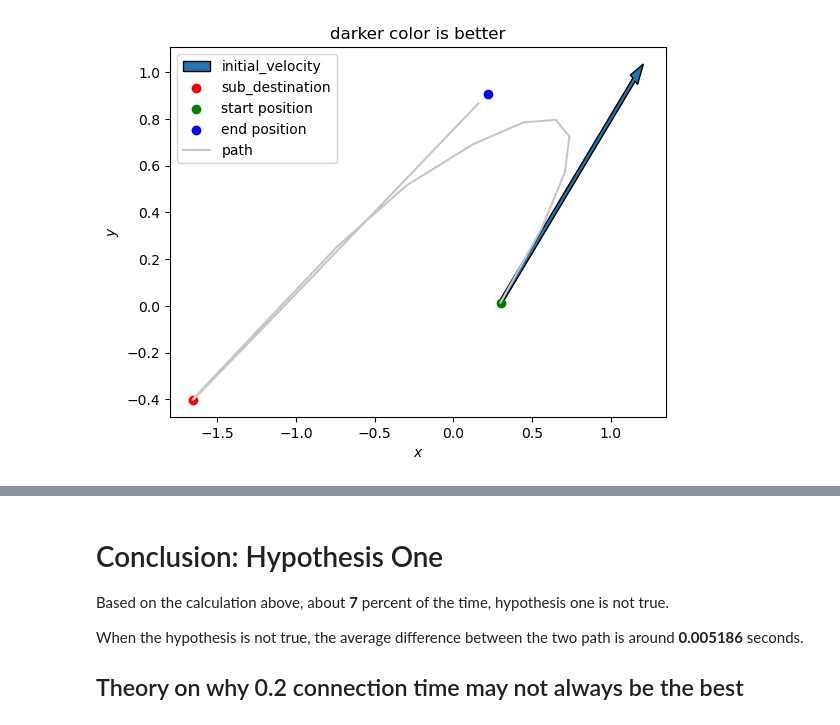
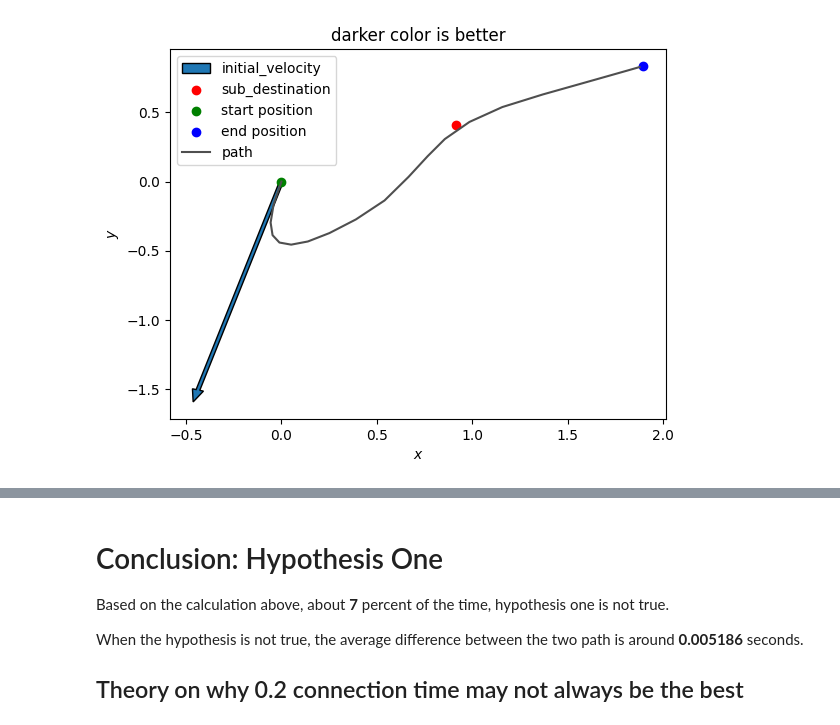
Before and after one commit to Mr-Anyone/Thunderbot_Software, a Jupyter notebook: src/software/ai/navigator/path_planner/Trajectory Hypothesis Testing.ipynb, the cells around one changed output, grey strips where cells are left out. Drawn from its saved outputs; the diff is of its cells as text; code cells hidden in the pictures.

```diff
--- a/src/software/ai/navigator/path_planner/Trajectory Hypothesis Testing.ipynb
+++ b/src/software/ai/navigator/path_planner/Trajectory Hypothesis Testing.ipynb
@@ -50,35 +50,35 @@ def extract_row(row):
 def plot_row(row):
     vel_x = row["initial_vel(x)"]
     vel_y = row["initial_vel(y)"]
     sub_dest_x = row["sub_dest_x"]
     sub_dest_y = row["sub_dest_y"]
     start_x = row["start_x"]
     start_y = row["start_y"]
     end_x = row["end_x"]
     end_y = row["end_y"]
     connection_time = row["connection_time"]
 
     x, y, duration = extract_row(row)
     standardized_color = (duration - min_duration ) / (max_duration - min_duration)
     color = (standardized_color,standardized_color, standardized_color)
 
     plt.xlabel("$x$")
     plt.ylabel("$y$")
     plt.arrow(start_x, start_y, vel_x, vel_y, label="initial_velocity", width=0.02)
     plt.scatter([sub_dest_x], [sub_dest_y], c="r", label="sub_destination")
     plt.scatter([start_x], [start_y], c="g", label="start position")
     plt.scatter([end_x], [end_y], c="b", label="end position")
 
     plt.title("darker color is better")
     plt.plot(x, y, c=color, label="path")
 
     plt.legend()
     plt.show()
 
-row = df.loc[10000]
+row = df.loc[100]
 plot_row(row)
 # %% [output]
-[figure, old version]
+[figure, new version]
 # %%
 """
 The following code plots all the trajectory that goes through a sub destination where 0.2 connection does not yield the best time.
```
Also changed, not shown: parts of 6 cells of this notebook, 1 other file.
